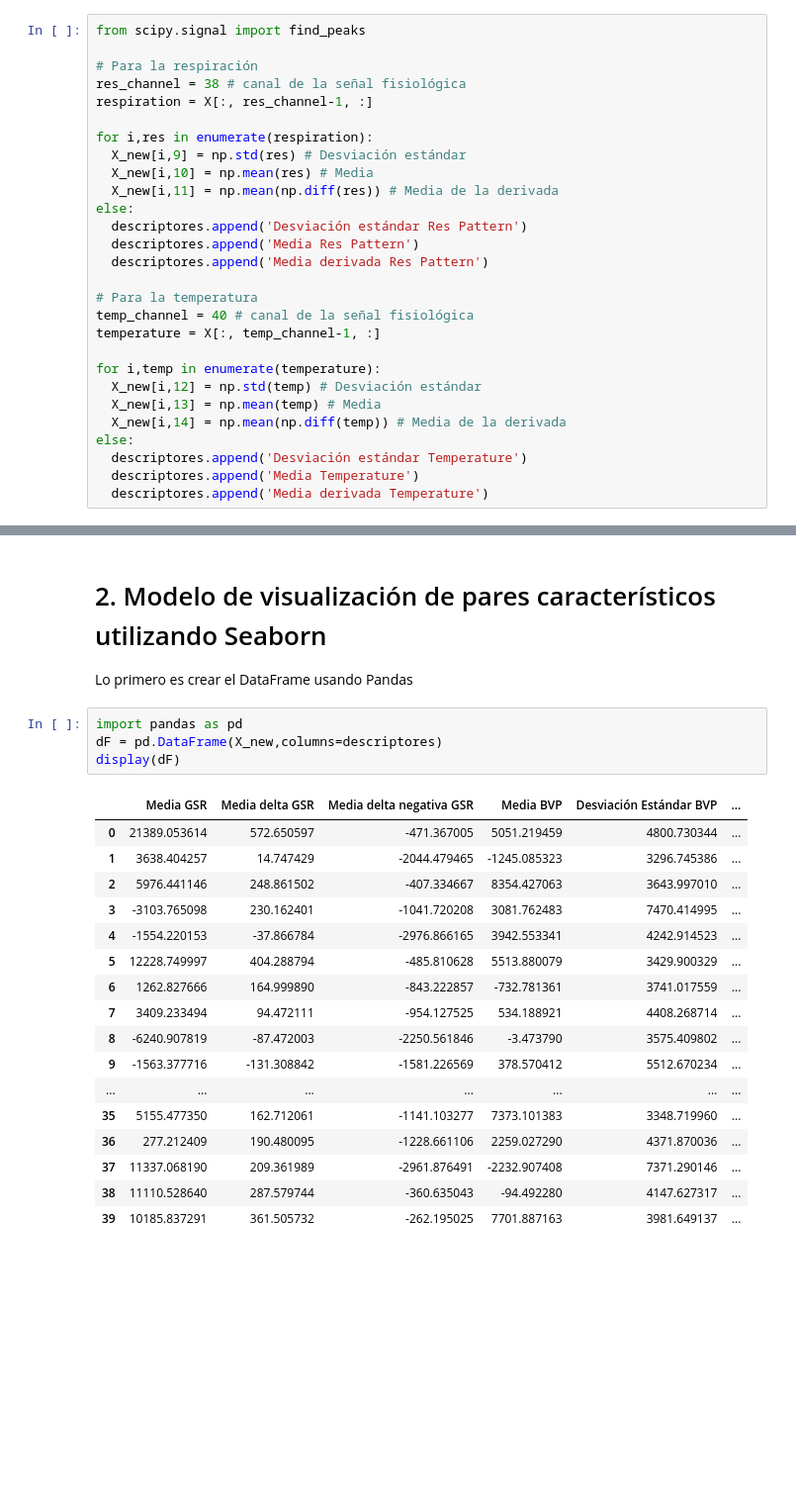
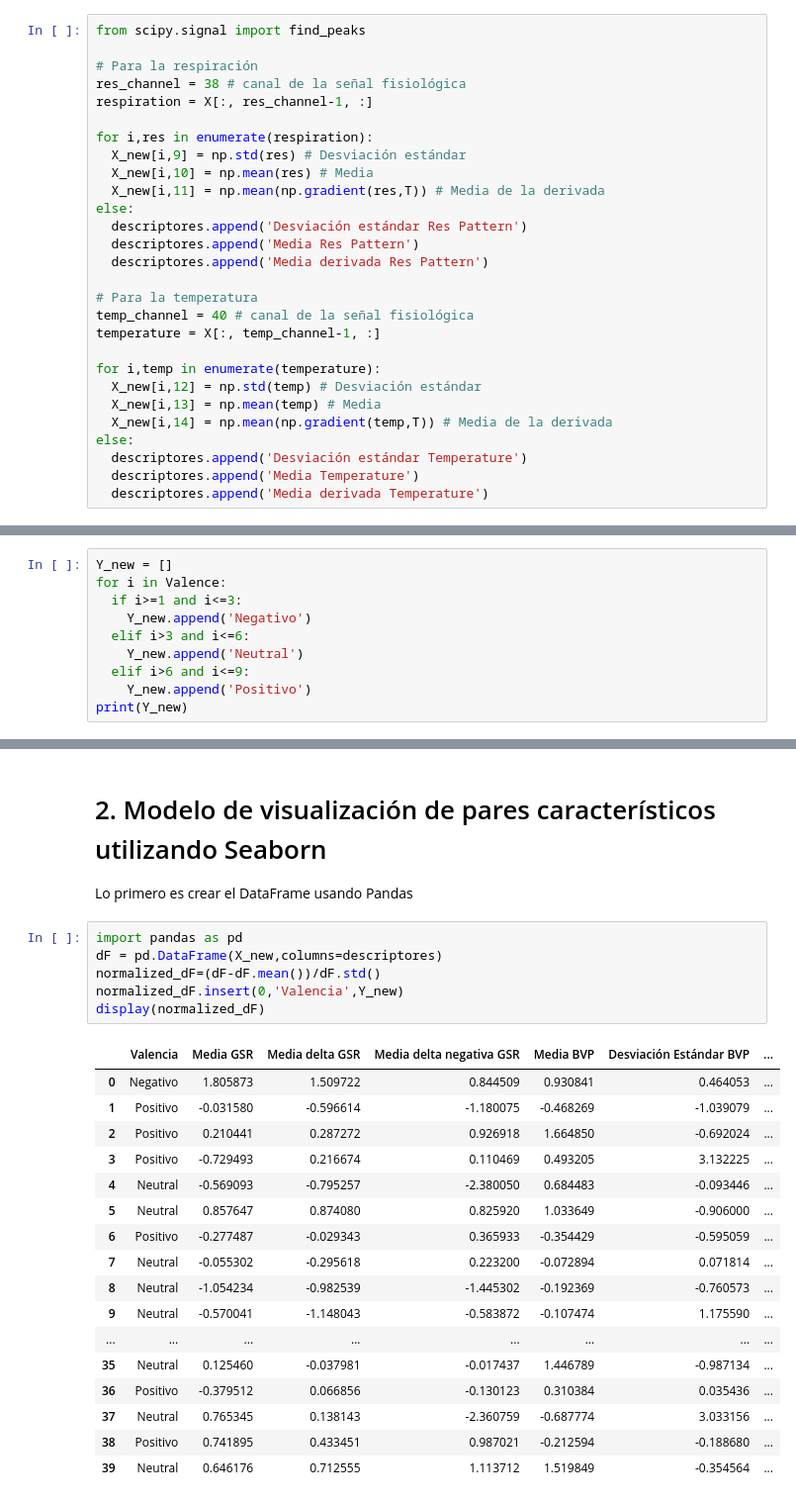
Before and after one commit to Camilo-Hernandez/Analisis-computacion-afectiva, a Jupyter notebook: Miniproyecto1.ipynb, the cells around one changed output, grey strips where cells are left out. Shown at 99% size. Saved outputs shown, nothing was run; the diff lists cells and outputs as text; blank space fills up the shorter version.

```diff
--- a/Miniproyecto1.ipynb
+++ b/Miniproyecto1.ipynb
@@ -270,7 +270,7 @@ respiration = X[:, res_channel-1, :]
 for i,res in enumerate(respiration):
   X_new[i,9] = np.std(res) # Desviación estándar
   X_new[i,10] = np.mean(res) # Media
-  X_new[i,11] = np.mean(np.diff(res)) # Media de la derivada
+  X_new[i,11] = np.mean(np.gradient(res,T)) # Media de la derivada
 else:
   descriptores.append('Desviación estándar Res Pattern')
   descriptores.append('Media Res Pattern')
@@ -283,7 +283,7 @@ temperature = X[:, temp_channel-1, :]
 for i,temp in enumerate(temperature):
   X_new[i,12] = np.std(temp) # Desviación estándar
   X_new[i,13] = np.mean(temp) # Media
-  X_new[i,14] = np.mean(np.diff(temp)) # Media de la derivada
+  X_new[i,14] = np.mean(np.gradient(temp,T)) # Media de la derivada
 else:
   descriptores.append('Desviación estándar Temperature')
   descriptores.append('Media Temperature')
@@ -336,0 +348,10 @@ plt.show()
+# %%
+Y_new = []
+for i in Valence:
+  if i>=1 and i<=3:
+    Y_new.append('Negativo')
+  elif i>3 and i<=6:
+    Y_new.append('Neutral')
+  elif i>6 and i<=9:
+    Y_new.append('Positivo')
+print(Y_new)
@@ -341,24 +364,26 @@ Lo primero es crear el DataFrame usando Pandas
 # %%
 import pandas as pd
 dF = pd.DataFrame(X_new,columns=descriptores)
-display(dF)
+normalized_dF=(dF-dF.mean())/dF.std()
+normalized_dF.insert(0,'Valencia',Y_new)
+display(normalized_dF)
 # %% [output]
-|  | Media GSR | Media delta GSR | Media delta negativa GSR | Media BVP | Desviación Estándar BVP | ... |
-| 0 | 21389.053614 | 572.650597 | -471.367005 | 5051.219459 | 4800.730344 | ... |
-| 1 | 3638.404257 | 14.747429 | -2044.479465 | -1245.085323 | 3296.745386 | ... |
-| 2 | 5976.441146 | 248.861502 | -407.334667 | 8354.427063 | 3643.997010 | ... |
-| 3 | -3103.765098 | 230.162401 | -1041.720208 | 3081.762483 | 7470.414995 | ... |
-| 4 | -1554.220153 | -37.866784 | -2976.866165 | 3942.553341 | 4242.914523 | ... |
-| 5 | 12228.749997 | 404.288794 | -485.810628 | 5513.880079 | 3429.900329 | ... |
-| 6 | 1262.827666 | 164.999890 | -843.222857 | -732.781361 | 3741.017559 | ... |
-| 7 | 3409.233494 | 94.472111 | -954.127525 | 534.188921 | 4408.268714 | ... |
-| 8 | -6240.907819 | -87.472003 | -2250.561846 | -3.473790 | 3575.409802 | ... |
-| 9 | -1563.377716 | -131.308842 | -1581.226569 | 378.570412 | 5512.670234 | ... |
-| ... | ... | ... | ... | ... | ... | ... |
-| 35 | 5155.477350 | 162.712061 | -1141.103277 | 7373.101383 | 3348.719960 | ... |
-| 36 | 277.212409 | 190.480095 | -1228.661106 | 2259.027290 | 4371.870036 | ... |
-| 37 | 11337.068190 | 209.361989 | -2961.876491 | -2232.907408 | 7371.290146 | ... |
-| 38 | 11110.528640 | 287.579744 | -360.635043 | -94.492280 | 4147.627317 | ... |
-| 39 | 10185.837291 | 361.505732 | -262.195025 | 7701.887163 | 3981.649137 | ... |
+|  | Valencia | Media GSR | Media delta GSR | Media delta negativa GSR | Media BVP | Desviación Estándar BVP | ... |
+| 0 | Negativo | 1.805873 | 1.509722 | 0.844509 | 0.930841 | 0.464053 | ... |
+| 1 | Positivo | -0.031580 | -0.596614 | -1.180075 | -0.468269 | -1.039079 | ... |
+| 2 | Positivo | 0.210441 | 0.287272 | 0.926918 | 1.664850 | -0.692024 | ... |
+| 3 | Positivo | -0.729493 | 0.216674 | 0.110469 | 0.493205 | 3.132225 | ... |
+| 4 | Neutral | -0.569093 | -0.795257 | -2.380050 | 0.684483 | -0.093446 | ... |
+| 5 | Neutral | 0.857647 | 0.874080 | 0.825920 | 1.033649 | -0.906000 | ... |
+| 6 | Positivo | -0.277487 | -0.029343 | 0.365933 | -0.354429 | -0.595059 | ... |
+| 7 | Neutral | -0.055302 | -0.295618 | 0.223200 | -0.072894 | 0.071814 | ... |
+| 8 | Neutral | -1.054234 | -0.982539 | -1.445302 | -0.192369 | -0.760573 | ... |
+| 9 | Neutral | -0.570041 | -1.148043 | -0.583872 | -0.107474 | 1.175590 | ... |
+| ... | ... | ... | ... | ... | ... | ... | ... |
+| 35 | Neutral | 0.125460 | -0.037981 | -0.017437 | 1.446789 | -0.987134 | ... |
+| 36 | Positivo | -0.379512 | 0.066856 | -0.130123 | 0.310384 | 0.035436 | ... |
+| 37 | Neutral | 0.765345 | 0.138143 | -2.360759 | -0.687774 | 3.033156 | ... |
+| 38 | Positivo | 0.741895 | 0.433451 | 0.987021 | -0.212594 | -0.188680 | ... |
+| 39 | Neutral | 0.646176 | 0.712555 | 1.113712 | 1.519849 | -0.354564 | ... |
 # %%
 import seaborn as sns
```
Also changed, not shown: parts of 4 cells of this notebook.
